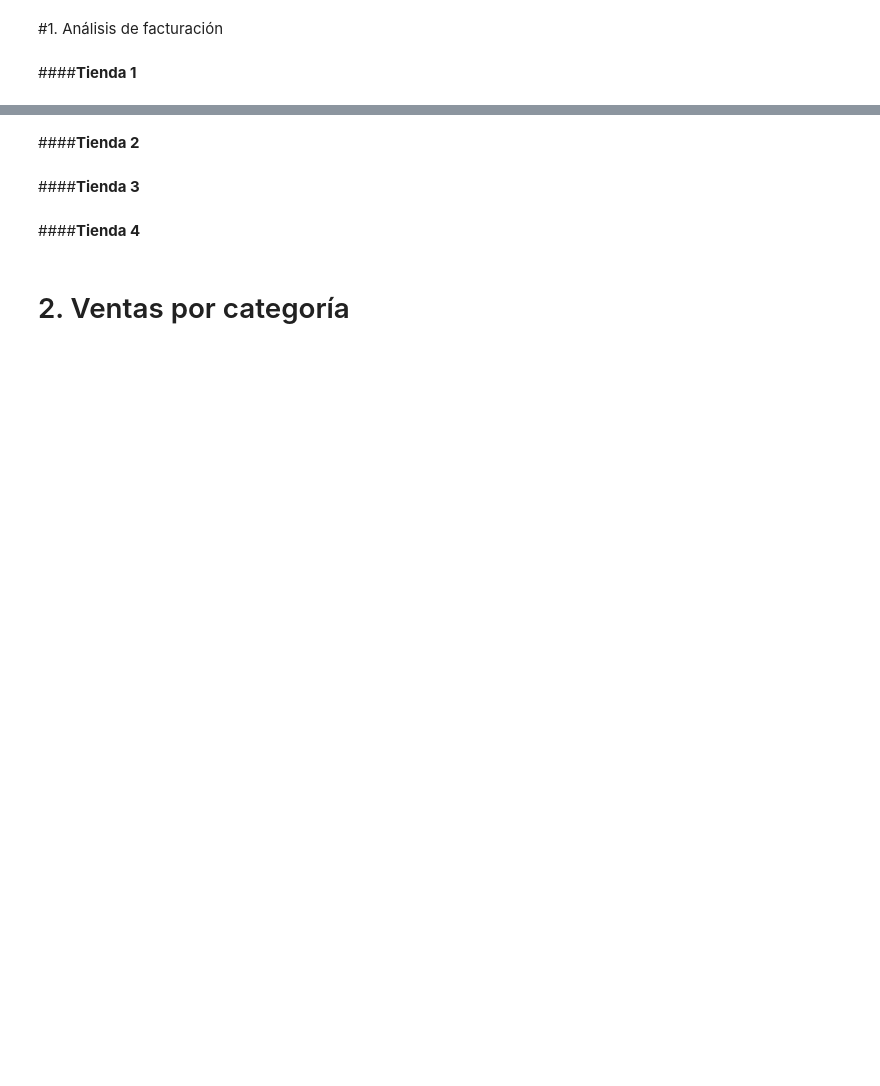
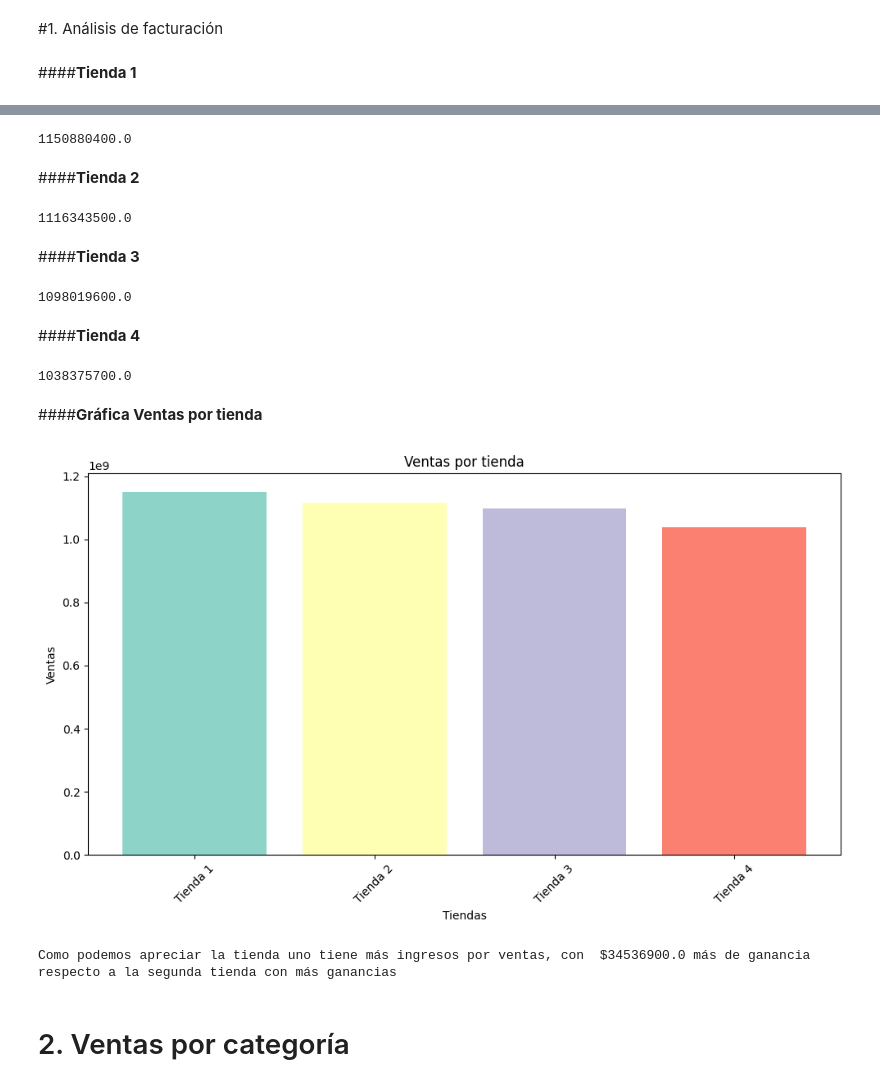
Before and after one commit to Julian-RR/Data-Science-challenge-1, a Jupyter notebook: AluraStoreLatam.ipynb, the cells around one changed output, grey strips where cells are left out. Drawn from its saved outputs; the diff is of its cells as text; code cells hidden in the pictures; blank space fills up the shorter version.

```diff
--- a/AluraStoreLatam.ipynb
+++ b/AluraStoreLatam.ipynb
@@ -133,8 +245,54 @@ tienda.head()
+# %%
+'''
+VENTAS TOTALES
+'''
+ventas_totales1=sumatoria(tienda)
+print(ventas_totales1)
+# %% [output]
+1150880400.0
 # %% [markdown]
 ####**Tienda 2**
+# %%
+'''
+VENTAS TOTALES
+'''
+ventas_totales2=sumatoria(tienda2)
+print(ventas_totales2)
+# %% [output]
+1116343500.0
 # %% [markdown]
 ####**Tienda 3**
+# %%
+'''
+VENTAS TOTALES
+'''
+ventas_totales3=sumatoria(tienda3)
+print(ventas_totales3)
+# %% [output]
+1098019600.0
 # %% [markdown]
 ####**Tienda 4**
+# %%
+'''
+VENTAS TOTALES
+'''
+ventas_totales4=sumatoria(tienda4)
+print(ventas_totales4)
+# %% [output]
+1038375700.0
+# %% [markdown]
+####**Gráfica Ventas por tienda**
+# %%
+'''
+GRÁFICAS
+'''
+ventas=[ventas_totales1,ventas_totales2,ventas_totales3,ventas_totales4]
+tiendas=["Tienda 1", "Tienda 2", "Tienda 3", "Tienda 4"]
+grafica_barras(tiendas,tiendas,ventas,"Tiendas","Ventas","Ventas por tienda")
+plt.show()
+print(f"Como podemos apreciar la tienda uno tiene más ingresos por ventas, con  ${ventas_totales1-ventas_totales2} más de ganancia respecto a la segunda tienda con más ganancias")
+# %% [output]
+[figure, added]
+Como podemos apreciar la tienda uno tiene más ingresos por ventas, con  $34536900.0 más de ganancia respecto a la segunda tienda con más ganancias
 # %% [markdown]
 # 2. Ventas por categoría
```
Also changed, not shown: parts of 29 cells of this notebook.
